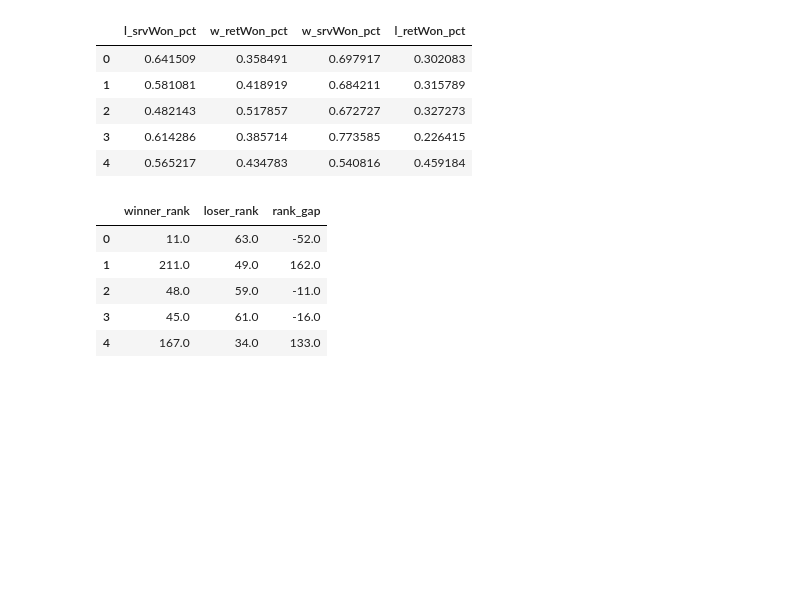
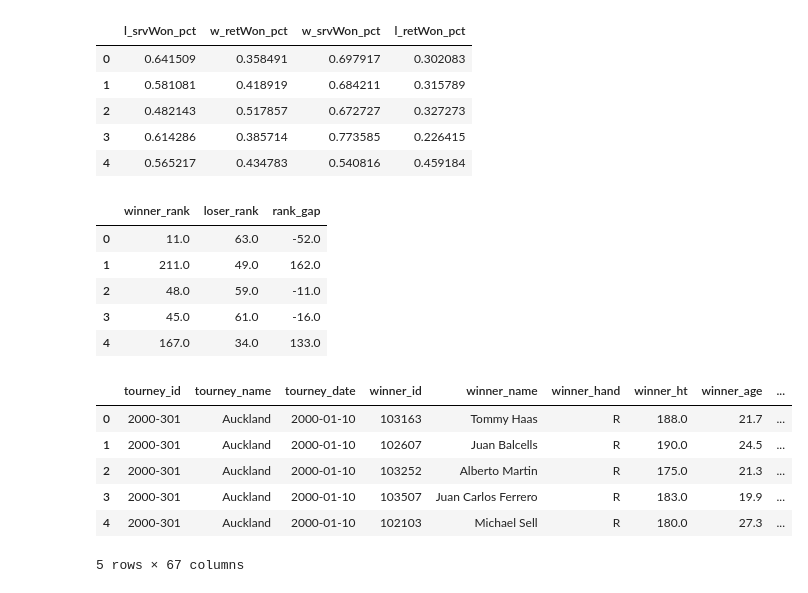
Before and after one commit to riccardomaino/tennis-momentum-engine, a Jupyter notebook: notebooks/preprocessing.ipynb, the cells around one changed output. Cells and saved outputs as stored; diff of their text form; code cells hidden in the pictures; blank space fills up the shorter version.

```diff
--- a/notebooks/preprocessing.ipynb
+++ b/notebooks/preprocessing.ipynb
@@ -288,3 +290,15 @@ df = df.assign(
 # %%
 df = df.replace([np.inf, -np.inf], np.nan)
 df = df.dropna(subset=["w_ace_rate", "l_ace_rate", "came_back"])
+df = df.drop(columns=["surface", "draw_size", "tourney_level", "match_num", "best_of", "round",
+                        "winner_seed", "winner_entry", "winner_ioc", "winner_rank_points",
+                        "loser_seed", "loser_entry", "loser_ioc", "loser_rank_points"])
+df = df.reset_index(drop=True)
+# %% [output]
+|  | tourney_id | tourney_name | tourney_date | winner_id | winner_name | winner_hand | winner_ht | winner_age | ... |
+| 0 | 2000-301 | Auckland | 2000-01-10 | 103163 | Tommy Haas | R | 188.0 | 21.7 | ... |
+| 1 | 2000-301 | Auckland | 2000-01-10 | 102607 | Juan Balcells | R | 190.0 | 24.5 | ... |
+| 2 | 2000-301 | Auckland | 2000-01-10 | 103252 | Alberto Martin | R | 175.0 | 21.3 | ... |
+| 3 | 2000-301 | Auckland | 2000-01-10 | 103507 | Juan Carlos Ferrero | R | 183.0 | 19.9 | ... |
+| 4 | 2000-301 | Auckland | 2000-01-10 | 102103 | Michael Sell | R | 180.0 | 27.3 | ... |
+5 rows × 67 columns
```
Also changed, not shown: parts of 6 cells of this notebook, 1 other file.
